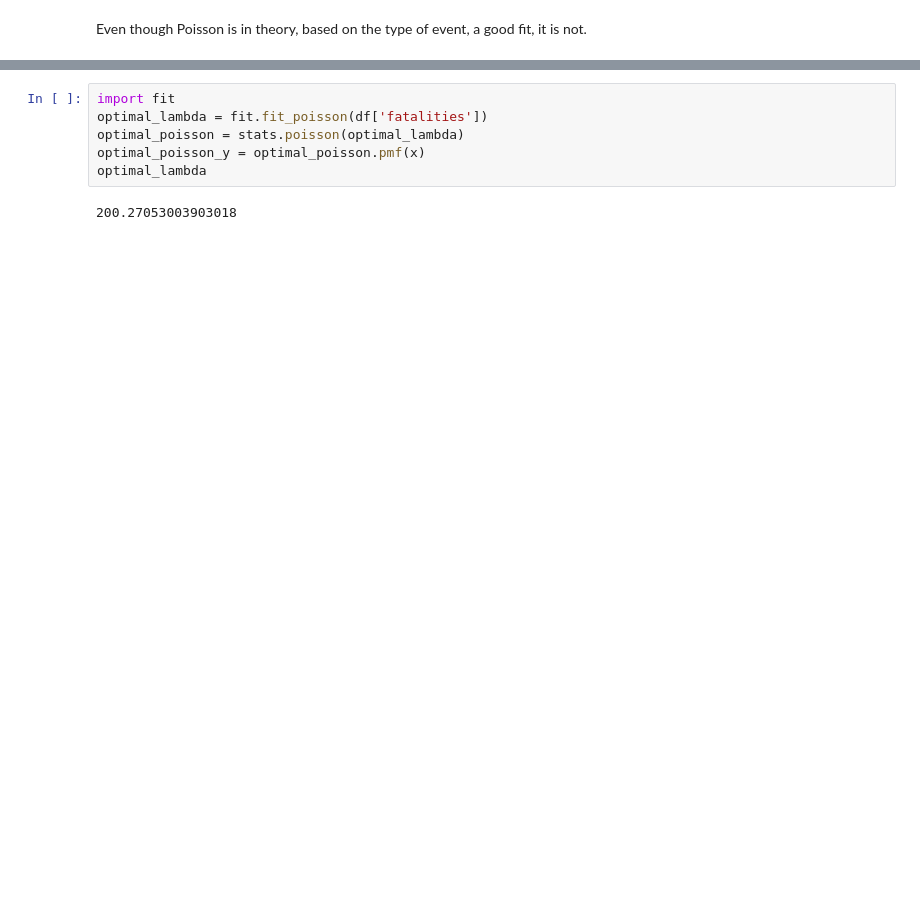
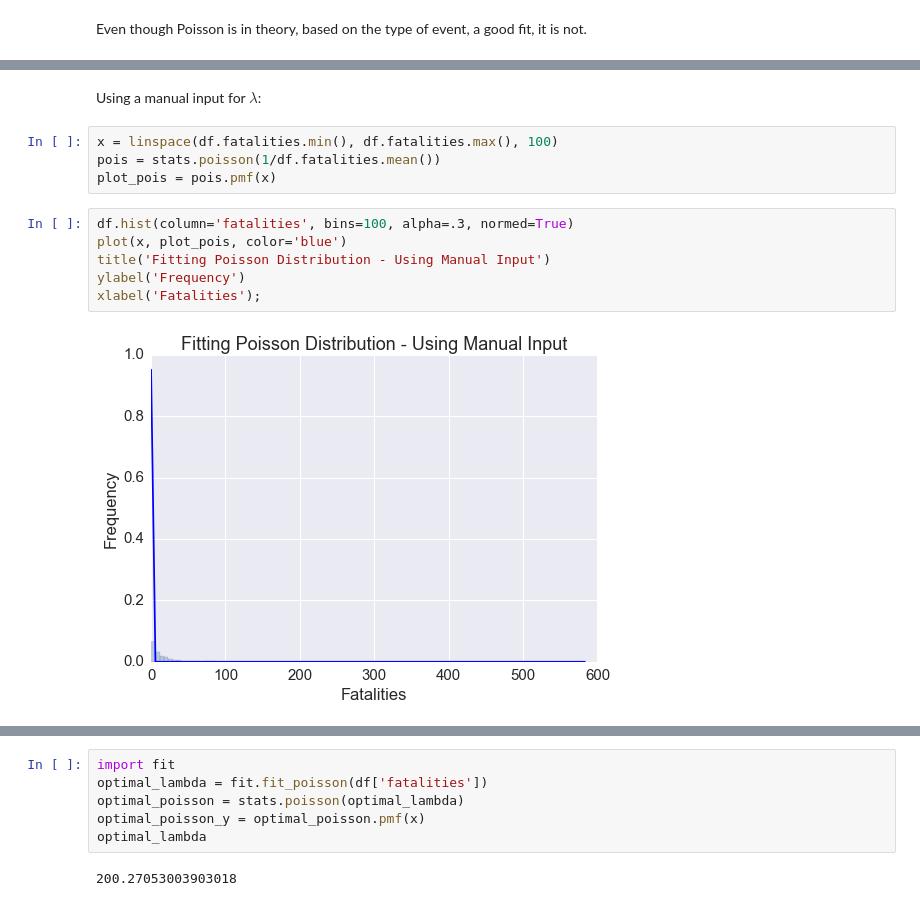
Before and after one commit to carlespoles/DSCI6002-student, a Jupyter notebook: week5/5-1_Review/DSCI6002-Midterm-Part2-CarlesPolesMielgo.ipynb, the cells around one changed output, grey strips where cells are left out. Saved outputs shown, nothing was run; the diff lists cells and outputs as text; blank space fills up the shorter version.

```diff
--- a/week5/5-1_Review/DSCI6002-Midterm-Part2-CarlesPolesMielgo.ipynb
+++ b/week5/5-1_Review/DSCI6002-Midterm-Part2-CarlesPolesMielgo.ipynb
@@ -818,0 +811,14 @@ Even though Poisson is in theory, based on the type of event, a good fit, it is
+# %% [markdown]
+Using a manual input for $\lambda$:
+# %%
+x = linspace(df.fatalities.min(), df.fatalities.max(), 100)
+pois = stats.poisson(1/df.fatalities.mean())
+plot_pois = pois.pmf(x)
+# %%
+df.hist(column='fatalities', bins=100, alpha=.3, normed=True)
+plot(x, plot_pois, color='blue')
+title('Fitting Poisson Distribution - Using Manual Input')
+ylabel('Frequency')
+xlabel('Fatalities');
+# %% [output]
+[figure, added]
```
Also changed, not shown: parts of 15 cells of this notebook.
